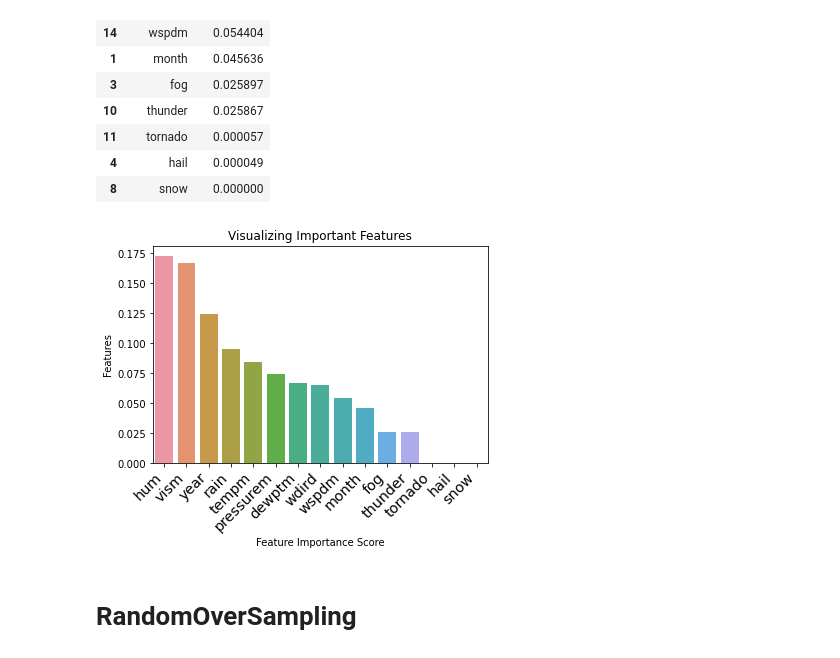
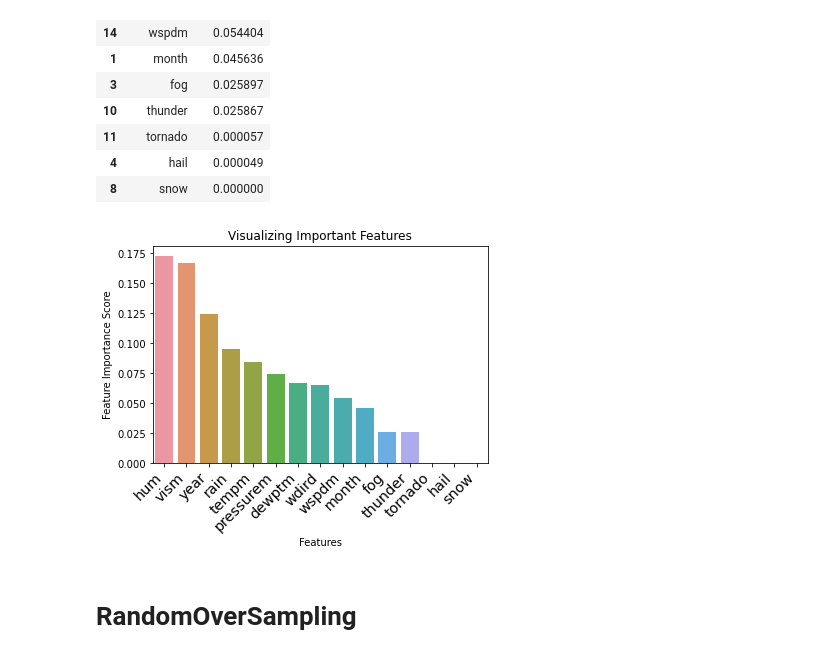
Before and after one commit to rankx034/final-project, a Jupyter notebook: MachineLearningModels/RandomForestClassifier.ipynb, the cells around one changed output. Drawn from its saved outputs; the diff is of its cells as text; code cells hidden in the pictures.

```diff
--- a/MachineLearningModels/RandomForestClassifier.ipynb
+++ b/MachineLearningModels/RandomForestClassifier.ipynb
@@ -189,19 +189,19 @@ ft_imp_rfc
 # %%
 # visualize important featuers
 
 # Creating a bar plot
 sns.barplot(x=ft_imp_rfc.feature, y=ft_imp_rfc.importance)
 # Add labels to your
 
-plt.xlabel("Feature Importance Score")
-plt.ylabel("Features")
+plt.ylabel("Feature Importance Score")
+plt.xlabel("Features")
 plt.title("Visualizing Important Features")
 plt.xticks(
     rotation=45, horizontalalignment="right", fontweight="light", fontsize="x-large"
 )
 plt.show()
 # %% [output]
-[figure, old version]
+[figure, new version]
 # %% [markdown]
 # RandomOverSampling
 # %%
```
Also changed, not shown: parts of 2 cells of this notebook, 1 other file.
